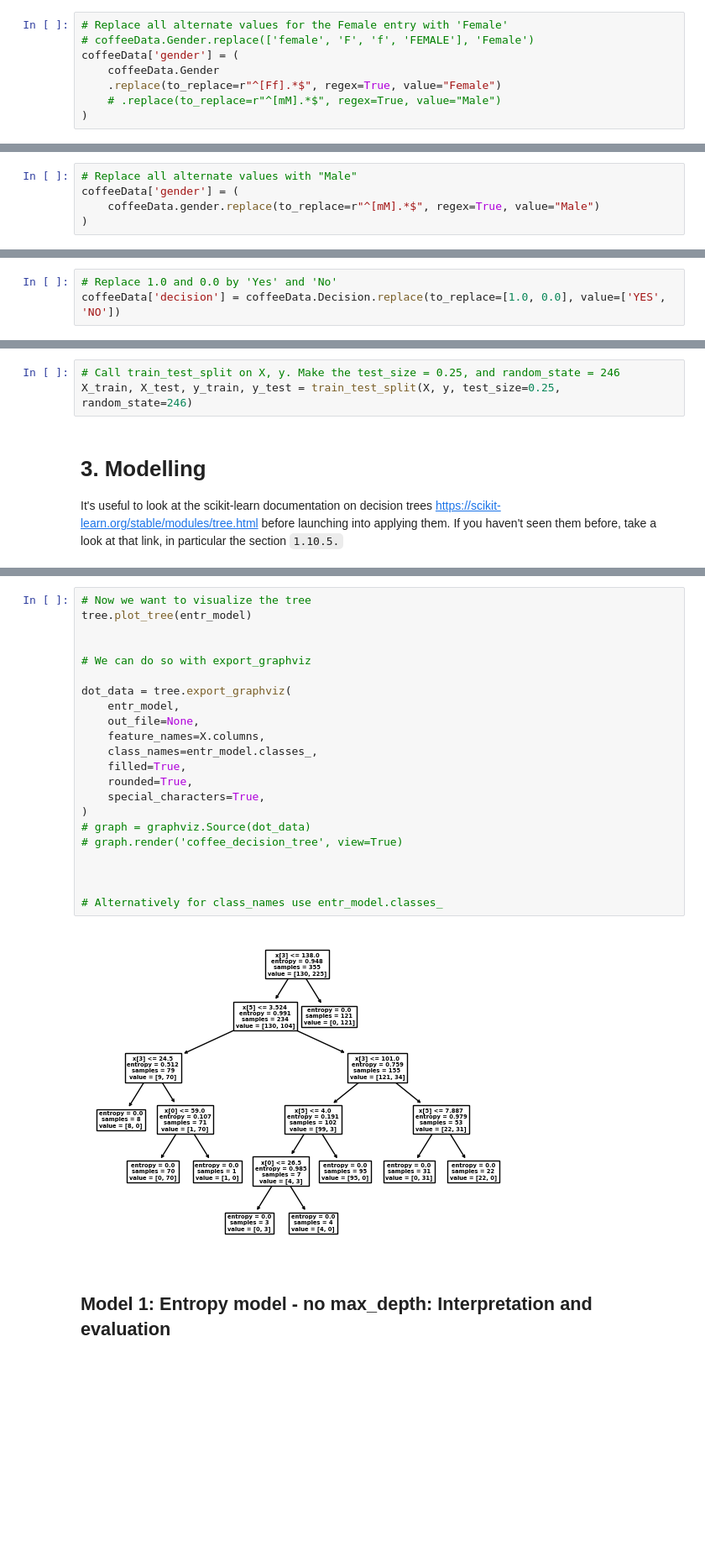
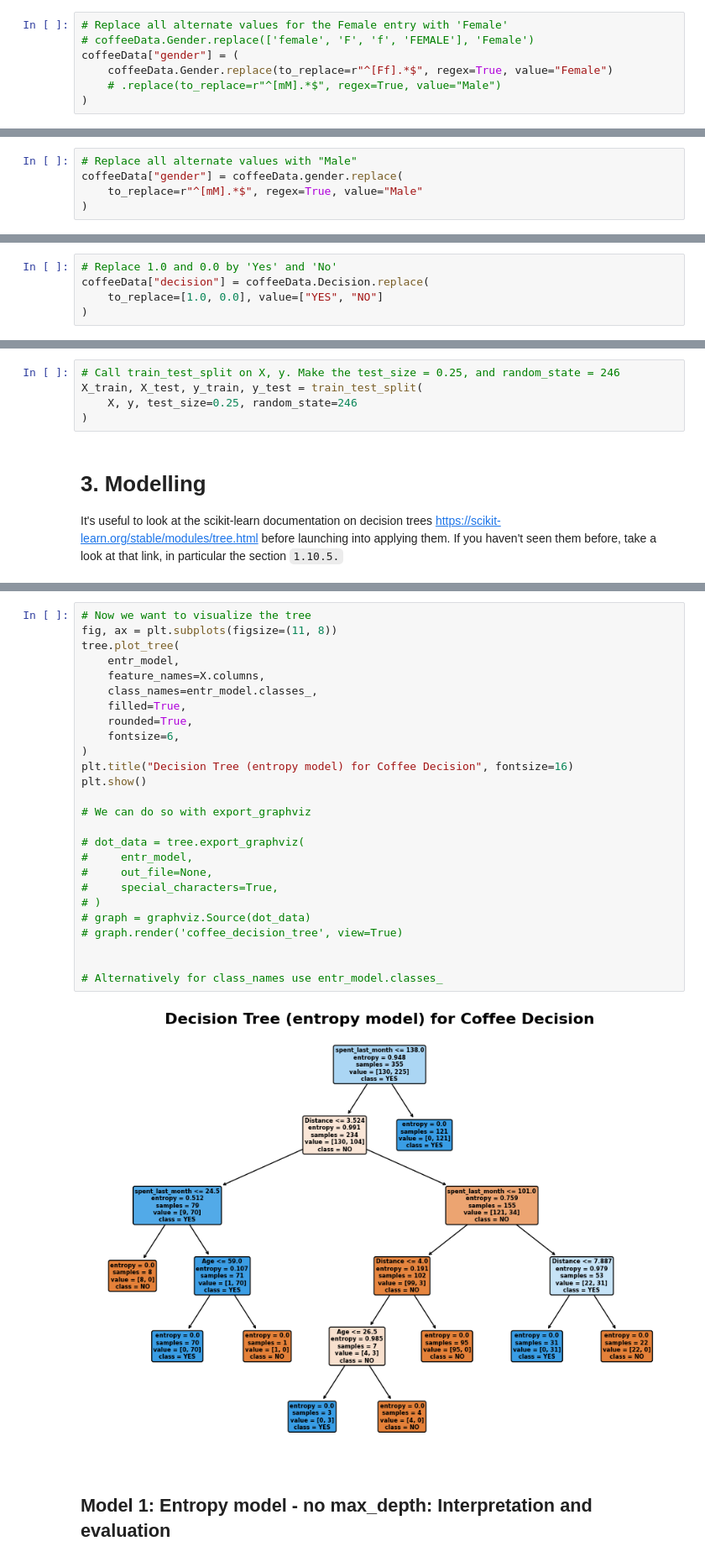
Before and after one commit to jonnross88/Springboard, a Jupyter notebook: u14_supervised_learning/Decision Tree Specialty Coffee Case Study/Springboard Decision Tree Specialty Coffee Case Study - Tier 3.ipynb, the cells around one changed output, grey strips where cells are left out. Shown: that part at 84% size. Drawn from its saved outputs; the diff is of its cells as text; blank space fills up the shorter version.

```diff
--- a/u14_supervised_learning/Decision Tree Specialty Coffee Case Study/Springboard Decision Tree Specialty Coffee Case Study - Tier 3.ipynb
+++ b/u14_supervised_learning/Decision Tree Specialty Coffee Case Study/Springboard Decision Tree Specialty Coffee Case Study - Tier 3.ipynb
@@ -194,9 +208,8 @@ Use replace() to make the values of the `gender` column just `Female` and `Male`
 # %%
 # Replace all alternate values for the Female entry with 'Female'
 # coffeeData.Gender.replace(['female', 'F', 'f', 'FEMALE'], 'Female')
-coffeeData['gender'] = (
-    coffeeData.Gender
-    .replace(to_replace=r"^[Ff].*$", regex=True, value="Female")
+coffeeData["gender"] = (
+    coffeeData.Gender.replace(to_replace=r"^[Ff].*$", regex=True, value="Female")
     # .replace(to_replace=r"^[mM].*$", regex=True, value="Male")
 )
 # %%
@@ -206,8 +219,8 @@ coffeeData.gender.unique()
 array(['Female', 'Male', 'MALE', 'male', 'M'], dtype=object)
 # %%
 # Replace all alternate values with "Male"
-coffeeData['gender'] = (
-    coffeeData.gender.replace(to_replace=r"^[mM].*$", regex=True, value="Male")
+coffeeData["gender"] = coffeeData.gender.replace(
+    to_replace=r"^[mM].*$", regex=True, value="Male"
 )
 # %%
 # Let's check the unique values of the column "gender"
@@ -223,7 +236,9 @@ array([ 1., nan,  0.])
 We now want to replace `1.0` and `0.0` in the `Decision` column by `YES` and `NO` respectively.
 # %%
 # Replace 1.0 and 0.0 by 'Yes' and 'No'
-coffeeData['decision'] = coffeeData.Decision.replace(to_replace=[1.0, 0.0], value=['YES', 'NO'])
+coffeeData["decision"] = coffeeData.Decision.replace(
+    to_replace=[1.0, 0.0], value=["YES", "NO"]
+)
 # %%
 # Check that our replacing those values with 'YES' and 'NO' worked, with unique()
 coffeeData.decision.unique()
@@ -333,6 +357,8 @@ X = pd.get_dummies(X, drop_first=True)
 ### 6. Further divide those subsets into train and test subsets for X and y respectively: X_train, X_test, y_train, y_test
 # %%
 # Call train_test_split on X, y. Make the test_size = 0.25, and random_state = 246
-X_train, X_test, y_train, y_test = train_test_split(X, y, test_size=0.25, random_state=246)
+X_train, X_test, y_train, y_test = train_test_split(
+    X, y, test_size=0.25, random_state=246
+)
 # %% [markdown]
 # 3. Modelling
@@ -370,28 +397,32 @@ entr_model
 DecisionTreeClassifier(criterion='entropy', random_state=246)
 # %%
 # Now we want to visualize the tree
-tree.plot_tree(entr_model)
-
-
-# We can do so with export_graphviz
-
-dot_data = tree.export_graphviz(
+fig, ax = plt.subplots(figsize=(11, 8))
+tree.plot_tree(
     entr_model,
-    out_file=None,
     feature_names=X.columns,
     class_names=entr_model.classes_,
     filled=True,
     rounded=True,
-    special_characters=True,
+    fontsize=6,
 )
+plt.title("Decision Tree (entropy model) for Coffee Decision", fontsize=16)
+plt.show()
+
+# We can do so with export_graphviz
+
+# dot_data = tree.export_graphviz(
+#     entr_model,
+#     out_file=None,
+#     special_characters=True,
+# )
 # graph = graphviz.Source(dot_data)
 # graph.render('coffee_decision_tree', view=True)
 
 
-
 # Alternatively for class_names use entr_model.classes_
 # %% [output]
-[figure, old version]
+[figure, new version]
 # %% [markdown]
 ## Model 1: Entropy model - no max_depth: Interpretation and evaluation
 # %%
```
Also changed, not shown: parts of 65 cells of this notebook.
